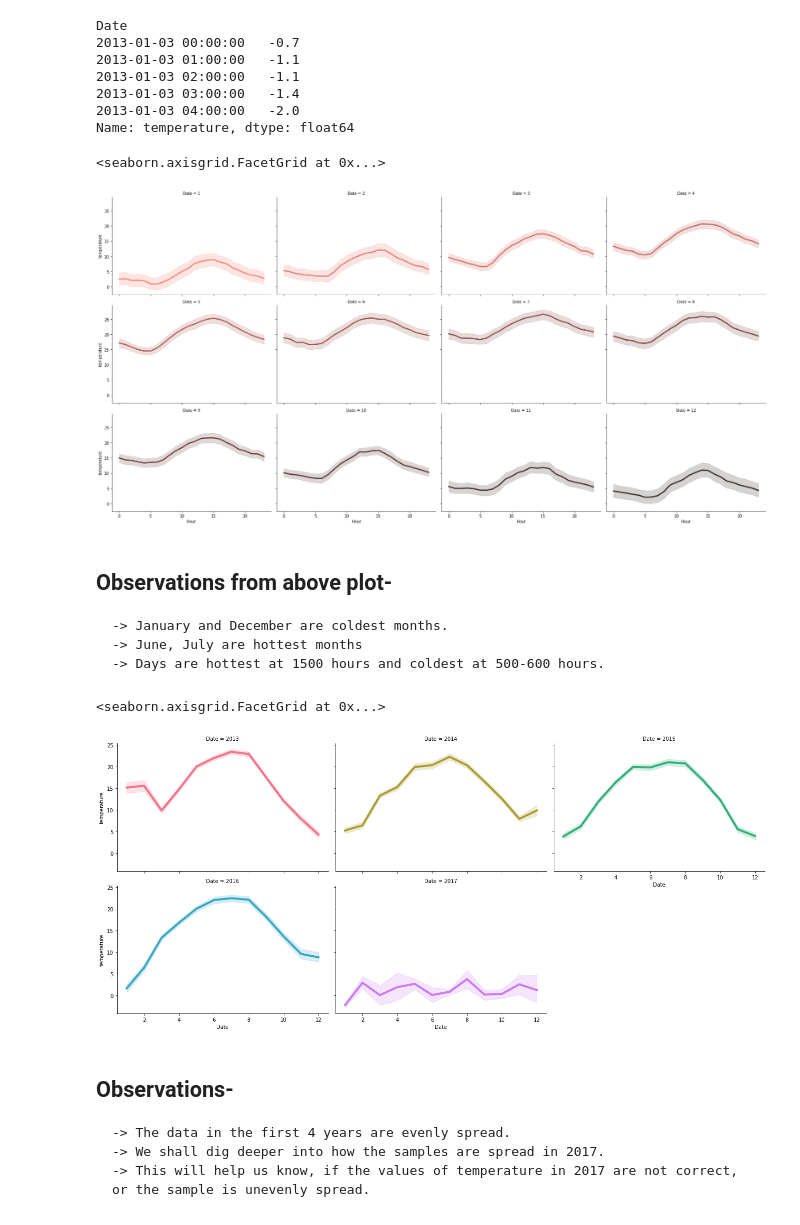
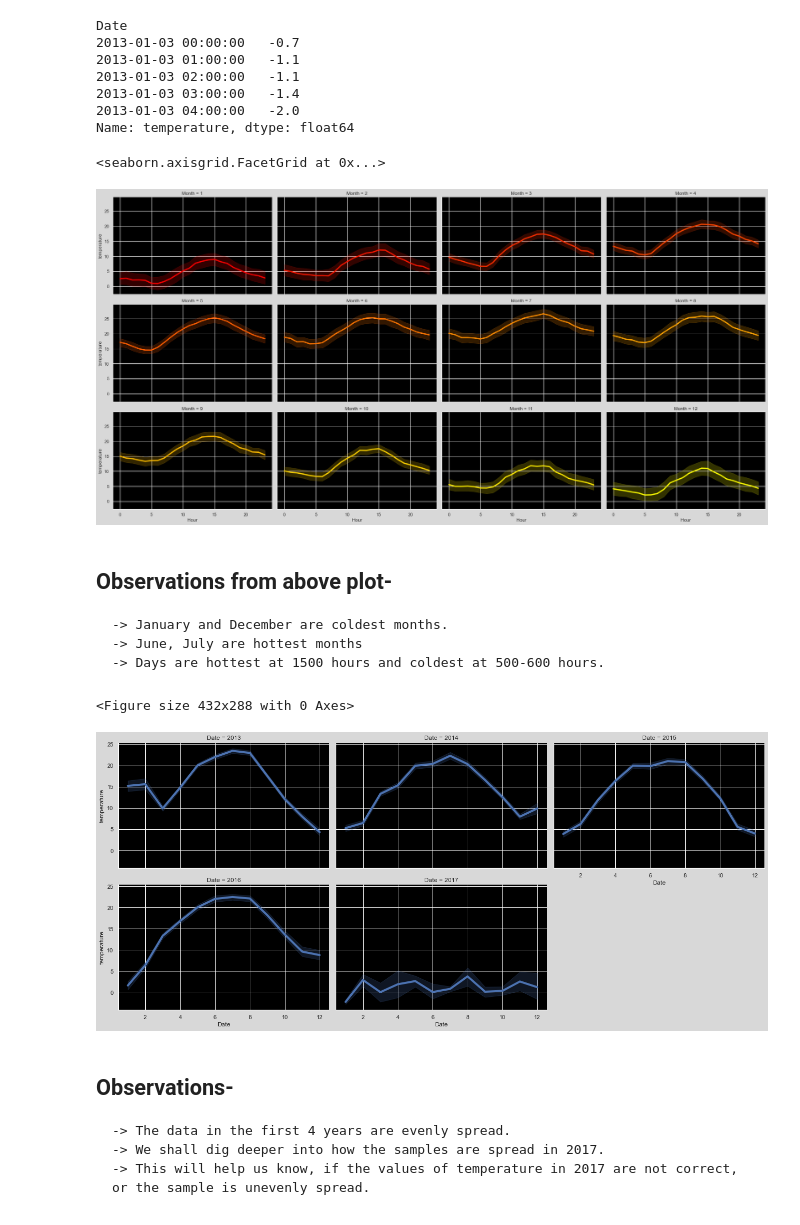
Before and after one commit to SouravBiswal/GeeksFiestaAI-ML-Team-7--1, a Jupyter notebook: Data_Preprocessing.ipynb, the cells around one changed output. Cells and saved outputs as stored; diff of their text form; code cells hidden in the pictures.

```diff
--- a/Data_Preprocessing.ipynb
+++ b/Data_Preprocessing.ipynb
@@ -599,6 +597,18 @@ months = ['January', 'February', 'March', 'April', 'May', 'June', 'July', 'Augus
 # Importing libraries necessary for visualizations
 import matplotlib.pyplot as plt
 import seaborn as sns
+# %%
+font = {'family': 'serif',
+        'color':  'black',
+        'weight': 'normal',
+        'size': 16,
+        }
+font_title = {'family': 'serif',
+        'color':  'black',
+        'weight': 'bold',
+        'size': 16,
+        }
+sns.set(rc={'axes.facecolor':'black', 'figure.facecolor':'#D8D8D8'})
 # %%
 df.info()
 # %% [output]
@@ -635,20 +645,21 @@ Date
 Name: temperature, dtype: float64
 # %%
 # Average Temperature of different times of a day in different months.
-sns.relplot(
+g = sns.relplot(
     data = df,
     x = df.index.hour,
     y = df.temperature,
-    col = df.index.month, hue=df.index.month,
+    col = df.index.month, hue = df.index.month,
     kind = 'line', linewidth = 3,
     legend=False,
     height =4, aspect=1.5, col_wrap=4,
-    palette= sns.color_palette("dark:salmon_r", as_cmap=True),
-
-).set_xlabels('Hour')
+    palette= sns.color_palette('autumn', as_cmap=True),
+)
+g.set_xlabels('Hour')
+g.set_titles(template="Month = {col_name}")
 # %% [output]
 <seaborn.axisgrid.FacetGrid at 0x...>
-[figure, old version]
+[figure, new version]
 # %% [markdown]
 ## Observations from above plot-
     -> January and December are coldest months.
@@ -656,19 +667,18 @@ sns.relplot(
     -> Days are hottest at 1500 hours and coldest at 500-600 hours.
 # %%
 # Average Temperature of all months across different years.
-sns.relplot(
+plt.figure(facecolor='gray')
+g = sns.relplot(
     data = df,
     x = df.index.month, y = df.temperature,
-    col = df.index.year, hue=df.index.year,
+    col = df.index.year,
     kind = 'line', linewidth = 4,
     legend=False,
     height =4, aspect=1.5, zorder = 5, col_wrap=3,
-    palette= sns.color_palette("husl", 5),
-
 )
 # %% [output]
-<seaborn.axisgrid.FacetGrid at 0x...>
+<Figure size 432x288 with 0 Axes>
-[figure, old version]
+[figure, new version]
 # %% [markdown]
 ## Observations-
     -> The data in the first 4 years are evenly spread.
```
Also changed, not shown: parts of 16 cells of this notebook, 1 other file.
